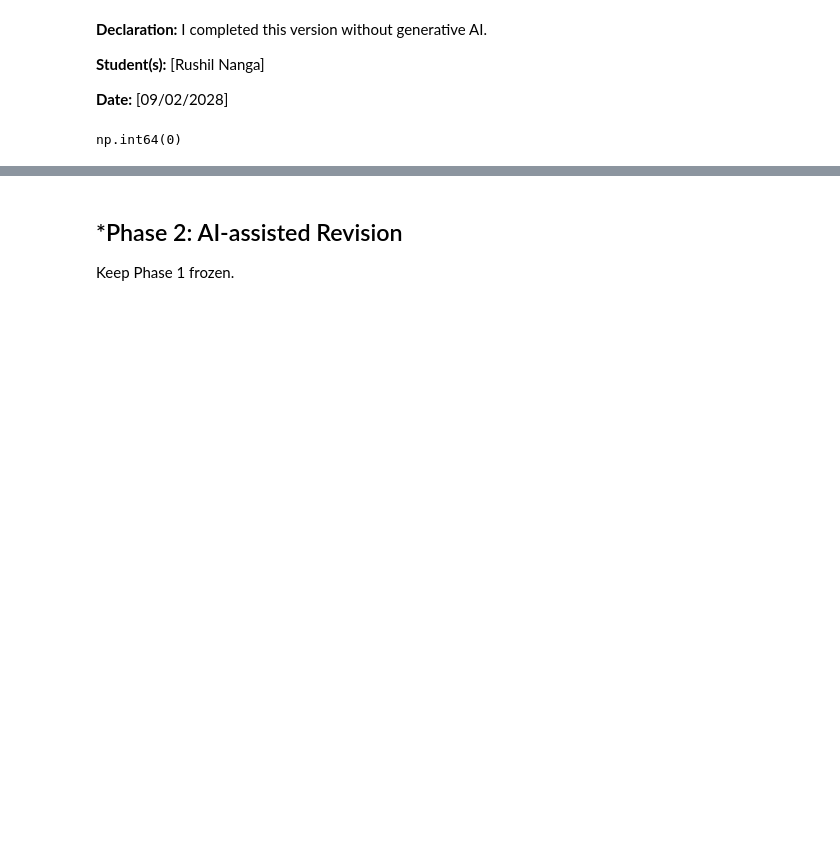
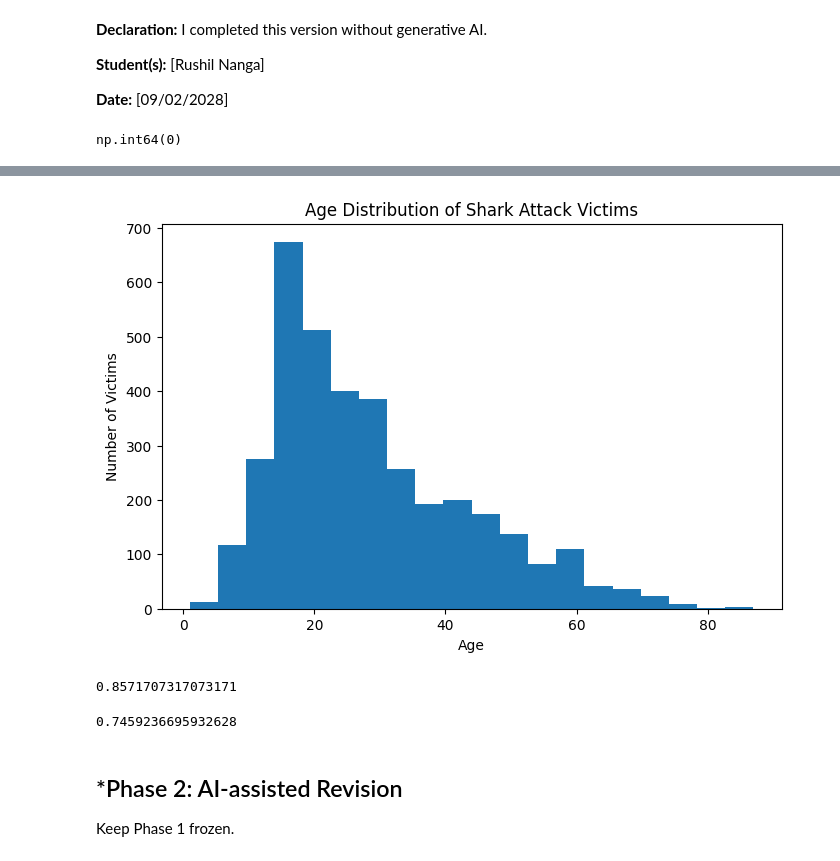
Before and after one commit to rushilnanga/A01-data-wrangling, a Jupyter notebook: notebook.ipynb, the cells around one changed output, grey strips where cells are left out. Drawn from its saved outputs; the diff is of its cells as text; code cells hidden in the pictures; blank space fills up the shorter version.

```diff
--- a/notebook.ipynb
+++ b/notebook.ipynb
@@ -56,3 +147,77 @@ np.int64(0)
+# %%
+shark_recent["Age"].value_counts(dropna=False).head(30)
+
+shark_recent["Age_clean"] = pd.to_numeric(
+    shark_recent["Age"],
+    errors="coerce"
+)
+
+shark_recent["Age_clean"].describe()
+
+plt.figure(figsize=(8, 5))
+
+plt.hist(
+    shark_recent["Age_clean"].dropna(),
+    bins=20
+)
+
+plt.xlabel("Age")
+plt.ylabel("Number of Victims")
+plt.title("Age Distribution of Shark Attack Victims")
+
+plt.show()
+# %% [output]
+[figure, added]
+# %%
+shark_recent["Sex"].value_counts(dropna=False)
+
+shark_recent["Sex_clean"] = (
+    shark_recent["Sex"]
+    .astype("string")
+    .str.strip()
+    .str.upper()
+)
+
+shark_recent["Sex_clean"] = shark_recent["Sex_clean"].where(
+    shark_recent["Sex_clean"].isin(["M", "F"])
+)
+
+shark_recent["Sex_clean"].value_counts(dropna=False)
+
+male_prop = (
+    shark_recent["Sex_clean"]
+    .dropna()
+    .eq("M")
+    .mean()
+)
+
+print(male_prop)
+# %% [output]
+0.8571707317073171
+# %%
+shark_recent["Type"].value_counts(dropna=False)
+
+type_text = (
+    shark_recent["Type"]
+    .astype("string")
+    .str.strip()
+    .str.lower()
+)
+
+shark_recent["Type_clean"] = type_text.map({
+    "provoked": "Provoked",
+    "unprovoked": "Unprovoked"
+}).fillna("Unknown")
+
+shark_recent["Type_clean"].value_counts()
+
+unprovoked_prop = (
+    shark_recent["Type_clean"] == "Unprovoked"
+).mean()
+
+print(unprovoked_prop)
+# %% [output]
+0.7459236695932628
 # %% [markdown]
 ## *Phase 2: AI-assisted Revision
 Keep Phase 1 frozen.
```
Also changed, not shown: parts of 3 cells of this notebook.
